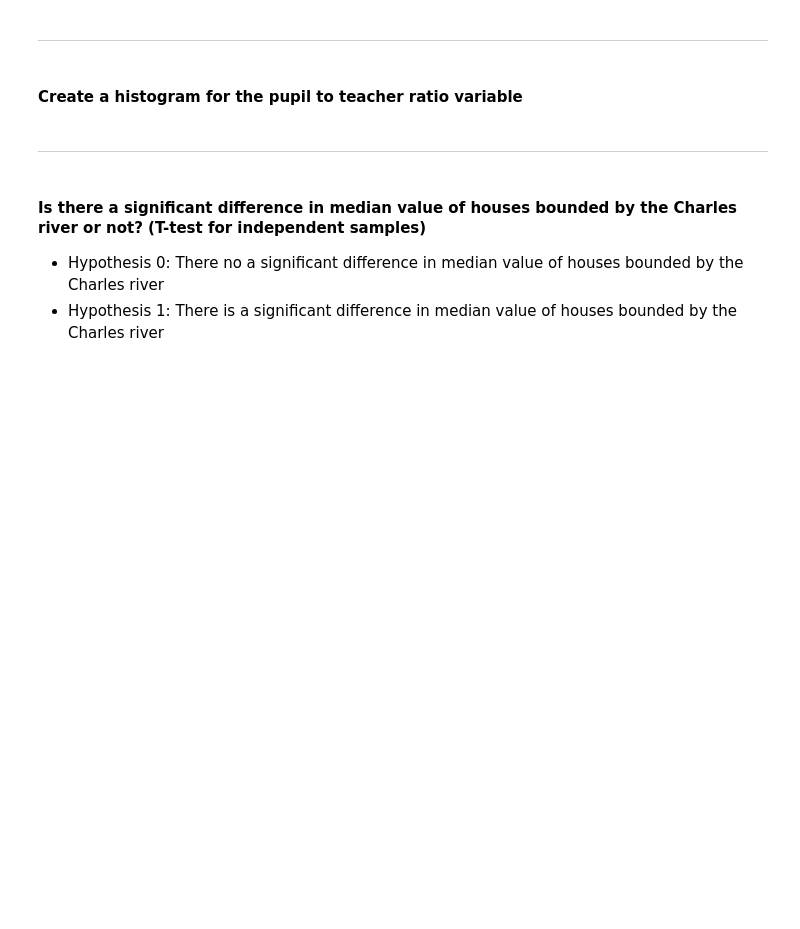
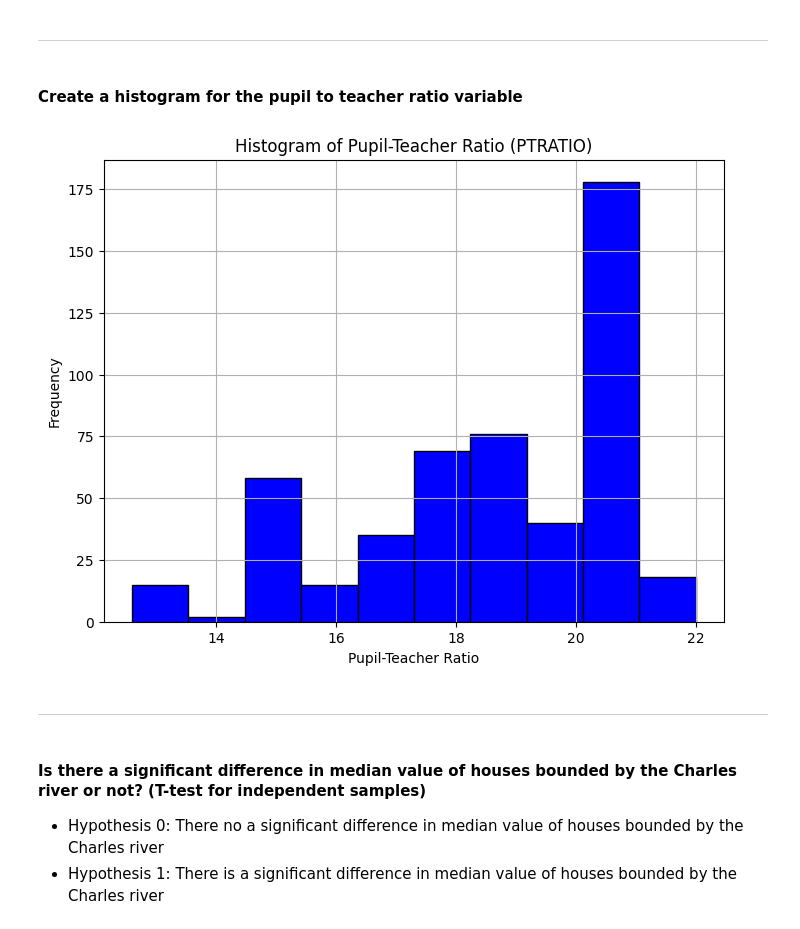
Before and after one commit to pkryszk/coursera, a Jupyter notebook: Optional_Peer_Graded_Assignment.jupyterlite.ipynb, the cells around one changed output. Saved outputs shown, nothing was run; the diff lists cells and outputs as text; code cells hidden in the pictures; blank space fills up the shorter version.

```diff
--- a/Optional_Peer_Graded_Assignment.jupyterlite.ipynb
+++ b/Optional_Peer_Graded_Assignment.jupyterlite.ipynb
@@ -154,12 +154,14 @@ ___
 #### Create a histogram for the pupil to teacher ratio variable
 # %%
 pyplot.figure(figsize=(8, 6))
-pyplot.hist(ptratio_data, bins=10, color='blue', edgecolor='black')
-plt.title('Histogram of Pupil-Teacher Ratio (PTRATIO)')
-plt.xlabel('Pupil-Teacher Ratio')
-plt.ylabel('Frequency')
-plt.grid(True)
-plt.show()
+pyplot.hist(boston_df['PTRATIO'], bins=10, color='blue', edgecolor='black')
+pyplot.title('Histogram of Pupil-Teacher Ratio (PTRATIO)')
+pyplot.xlabel('Pupil-Teacher Ratio')
+pyplot.ylabel('Frequency')
+pyplot.grid(True)
+pyplot.show()
+# %% [output]
+[figure, added]
 # %% [markdown]
 ***
 # %% [markdown]
```
